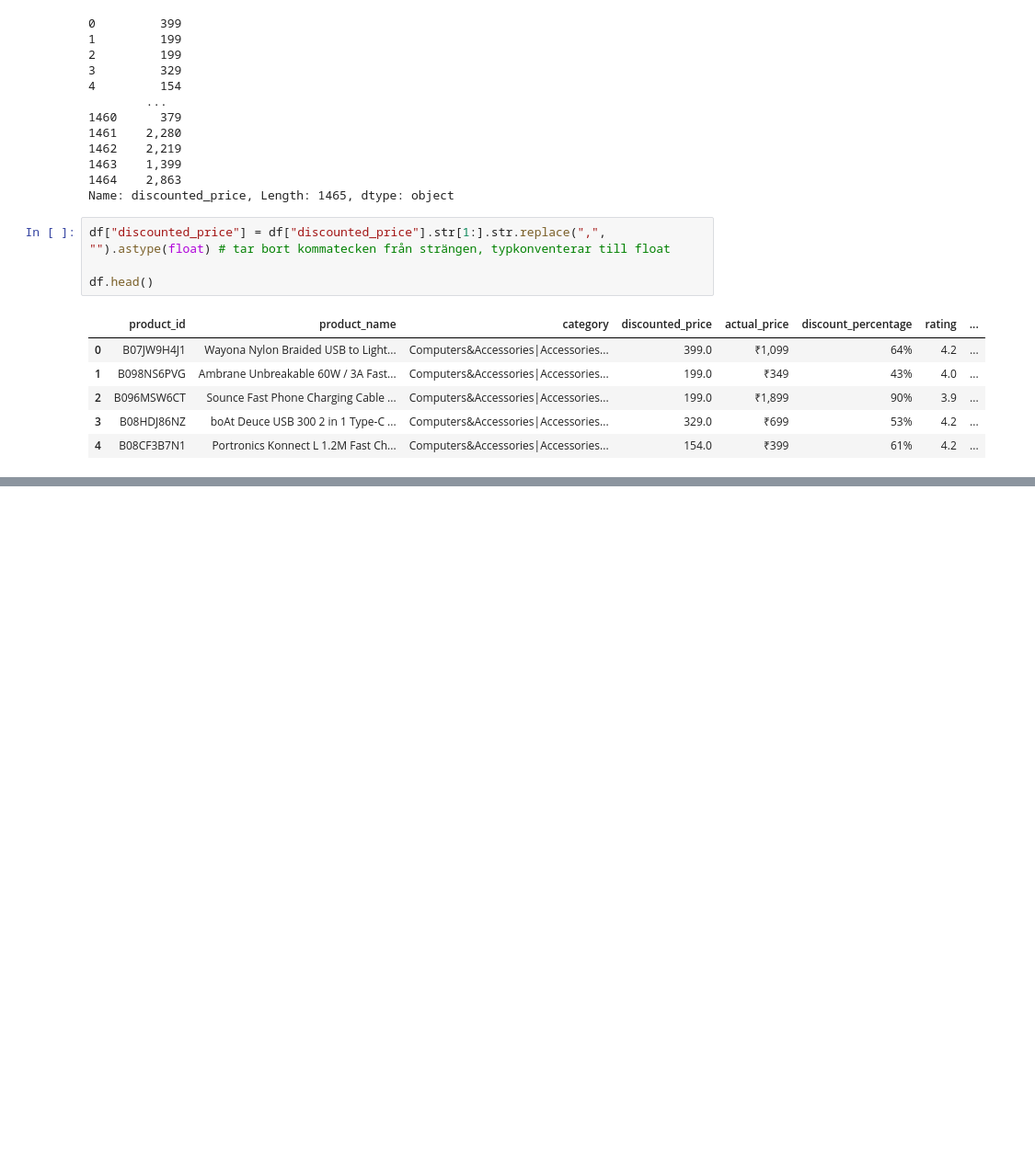
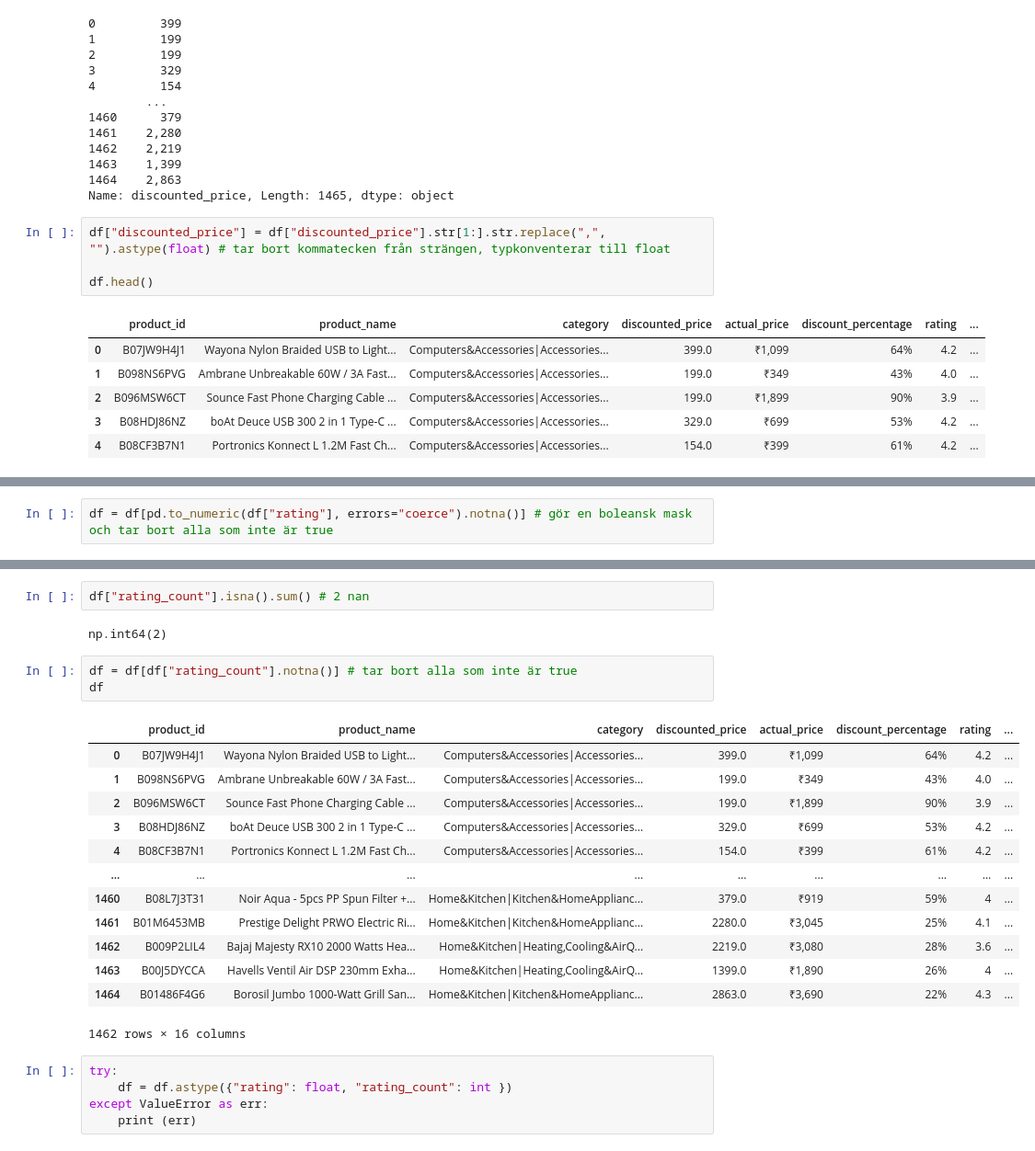
Before and after one commit to Utjiman/Fullstack_data_Richard_Boden, a Jupyter notebook: pandas_repetition.ipynb, the cells around one changed output, grey strips where cells are left out. Shown: that part at 92% size. Saved outputs shown, nothing was run; the diff lists cells and outputs as text; blank space fills up the shorter version.

```diff
--- a/pandas_repetition.ipynb
+++ b/pandas_repetition.ipynb
@@ -92,0 +106,2 @@ Name: rating, Length: 1465, dtype: object
+# %%
+df = df[pd.to_numeric(df["rating"], errors="coerce").notna()] # gör en boleansk mask och tar bort alla som inte är true
@@ -92,0 +132,26 @@ Name: rating, Length: 1465, dtype: object
+# %%
+df["rating_count"].isna().sum() # 2 nan
+# %% [output]
+np.int64(2)
+# %%
+df = df[df["rating_count"].notna()] # tar bort alla som inte är true
+df
+# %% [output]
+|  | product_id | product_name | category | discounted_price | actual_price | discount_percentage | rating | ... |
+| 0 | B07JW9H4J1 | Wayona Nylon Braided USB to Light... | Computers&Accessories|Accessories... | 399.0 | ₹1,099 | 64% | 4.2 | ... |
+| 1 | B098NS6PVG | Ambrane Unbreakable 60W / 3A Fast... | Computers&Accessories|Accessories... | 199.0 | ₹349 | 43% | 4.0 | ... |
+| 2 | B096MSW6CT | Sounce Fast Phone Charging Cable ... | Computers&Accessories|Accessories... | 199.0 | ₹1,899 | 90% | 3.9 | ... |
+| 3 | B08HDJ86NZ | boAt Deuce USB 300 2 in 1 Type-C ... | Computers&Accessories|Accessories... | 329.0 | ₹699 | 53% | 4.2 | ... |
+| 4 | B08CF3B7N1 | Portronics Konnect L 1.2M Fast Ch... | Computers&Accessories|Accessories... | 154.0 | ₹399 | 61% | 4.2 | ... |
+| ... | ... | ... | ... | ... | ... | ... | ... | ... |
+| 1460 | B08L7J3T31 | Noir Aqua - 5pcs PP Spun Filter +... | Home&Kitchen|Kitchen&HomeApplianc... | 379.0 | ₹919 | 59% | 4 | ... |
+| 1461 | B01M6453MB | Prestige Delight PRWO Electric Ri... | Home&Kitchen|Kitchen&HomeApplianc... | 2280.0 | ₹3,045 | 25% | 4.1 | ... |
+| 1462 | B009P2LIL4 | Bajaj Majesty RX10 2000 Watts Hea... | Home&Kitchen|Heating,Cooling&AirQ... | 2219.0 | ₹3,080 | 28% | 3.6 | ... |
+| 1463 | B00J5DYCCA | Havells Ventil Air DSP 230mm Exha... | Home&Kitchen|Heating,Cooling&AirQ... | 1399.0 | ₹1,890 | 26% | 4 | ... |
+| 1464 | B01486F4G6 | Borosil Jumbo 1000-Watt Grill San... | Home&Kitchen|Kitchen&HomeApplianc... | 2863.0 | ₹3,690 | 22% | 4.3 | ... |
+1462 rows × 16 columns
+# %%
+try:
+    df = df.astype({"rating": float, "rating_count": int })
+except ValueError as err:
+    print (err)
```
Also changed, not shown: parts of 10 cells of this notebook.
